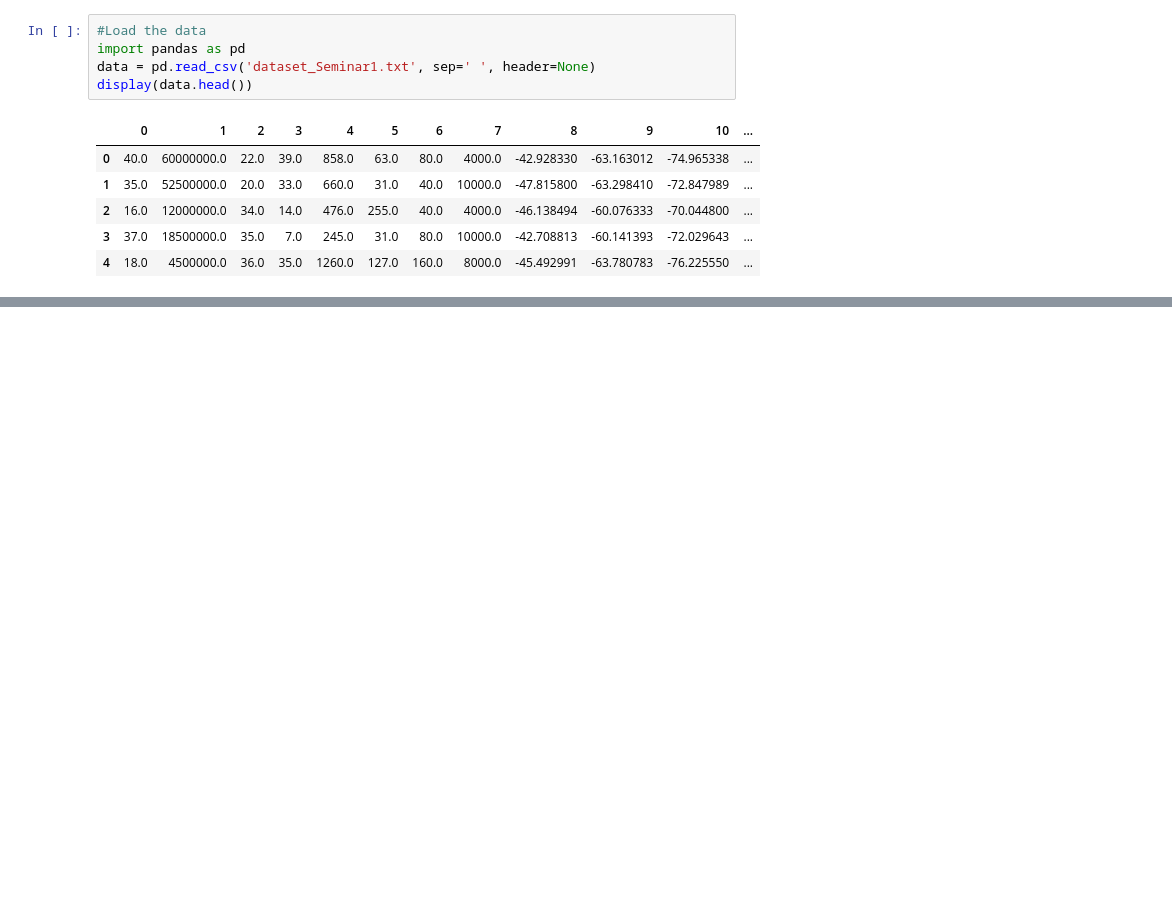
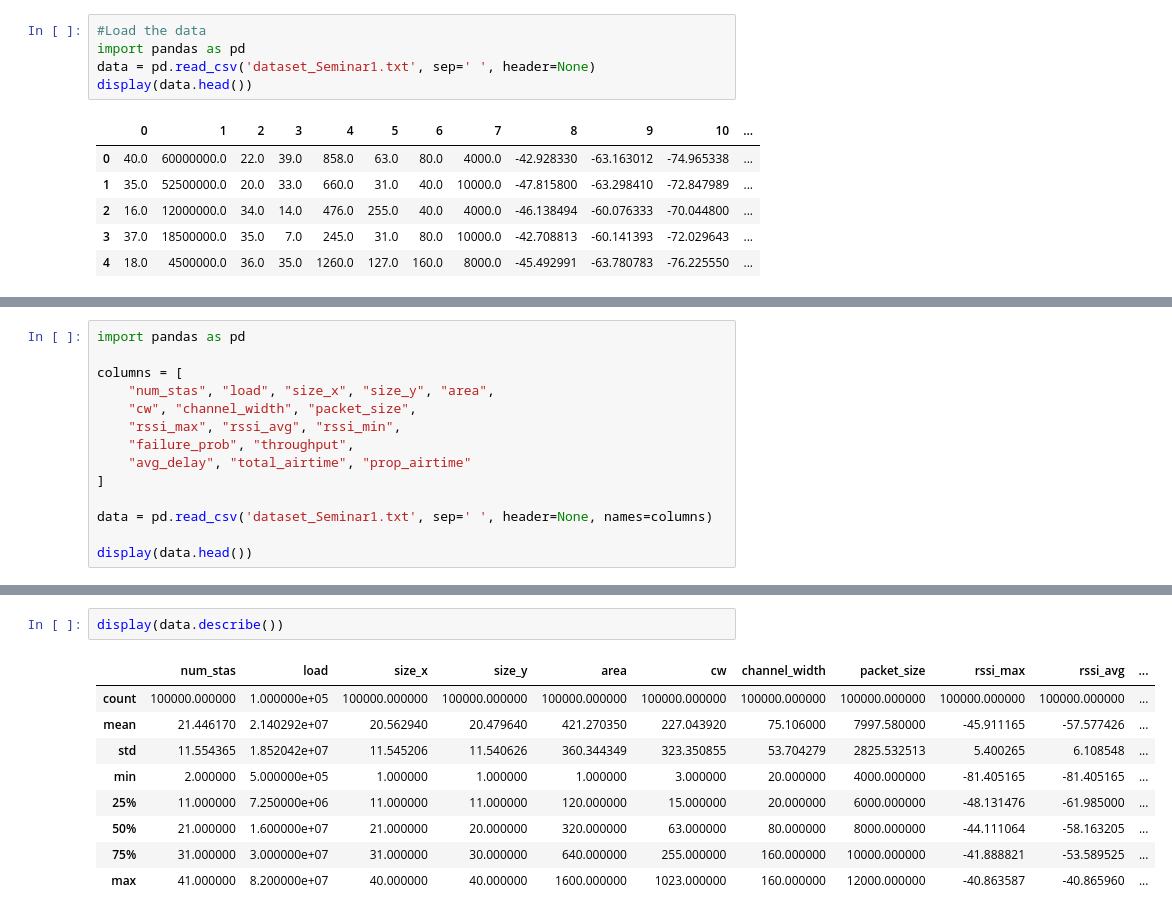
Before and after one commit to PereAhrigones/AAX_seminars, a Jupyter notebook: Seminar 1/Seminar_1.ipynb, the cells around one changed output, grey strips where cells are left out. Cells and saved outputs as stored; diff of their text form; blank space fills up the shorter version.

```diff
--- a/Seminar 1/Seminar_1.ipynb
+++ b/Seminar 1/Seminar_1.ipynb
@@ -17,0 +13,14 @@ data.columns = ["Num of STAs", "Throughput", "Size(x)", "Size(y)", "Area(xy)", "
+# %%
+import pandas as pd
+
+columns = [
+    "num_stas", "load", "size_x", "size_y", "area",
+    "cw", "channel_width", "packet_size",
+    "rssi_max", "rssi_avg", "rssi_min",
+    "failure_prob", "throughput",
+    "avg_delay", "total_airtime", "prop_airtime"
+]
+
+data = pd.read_csv('dataset_Seminar1.txt', sep=' ', header=None, names=columns)
+
+display(data.head())
@@ -17,0 +34,12 @@ data.columns = ["Num of STAs", "Throughput", "Size(x)", "Size(y)", "Area(xy)", "
+# %%
+display(data.describe())
+# %% [output]
+|  | num_stas | load | size_x | size_y | area | cw | channel_width | packet_size | rssi_max | rssi_avg | ... |
+| count | 100000.000000 | 1.000000e+05 | 100000.000000 | 100000.000000 | 100000.000000 | 100000.000000 | 100000.000000 | 100000.000000 | 100000.000000 | 100000.000000 | ... |
+| mean | 21.446170 | 2.140292e+07 | 20.562940 | 20.479640 | 421.270350 | 227.043920 | 75.106000 | 7997.580000 | -45.911165 | -57.577426 | ... |
+| std | 11.554365 | 1.852042e+07 | 11.545206 | 11.540626 | 360.344349 | 323.350855 | 53.704279 | 2825.532513 | 5.400265 | 6.108548 | ... |
+| min | 2.000000 | 5.000000e+05 | 1.000000 | 1.000000 | 1.000000 | 3.000000 | 20.000000 | 4000.000000 | -81.405165 | -81.405165 | ... |
+| 25% | 11.000000 | 7.250000e+06 | 11.000000 | 11.000000 | 120.000000 | 15.000000 | 20.000000 | 6000.000000 | -48.131476 | -61.985000 | ... |
+| 50% | 21.000000 | 1.600000e+07 | 21.000000 | 20.000000 | 320.000000 | 63.000000 | 80.000000 | 8000.000000 | -44.111064 | -58.163205 | ... |
+| 75% | 31.000000 | 3.000000e+07 | 31.000000 | 30.000000 | 640.000000 | 255.000000 | 160.000000 | 10000.000000 | -41.888821 | -53.589525 | ... |
+| max | 41.000000 | 8.200000e+07 | 40.000000 | 40.000000 | 1600.000000 | 1023.000000 | 160.000000 | 12000.000000 | -40.863587 | -40.865960 | ... |
```
Also changed, not shown: parts of 9 cells of this notebook, 1 other file.
